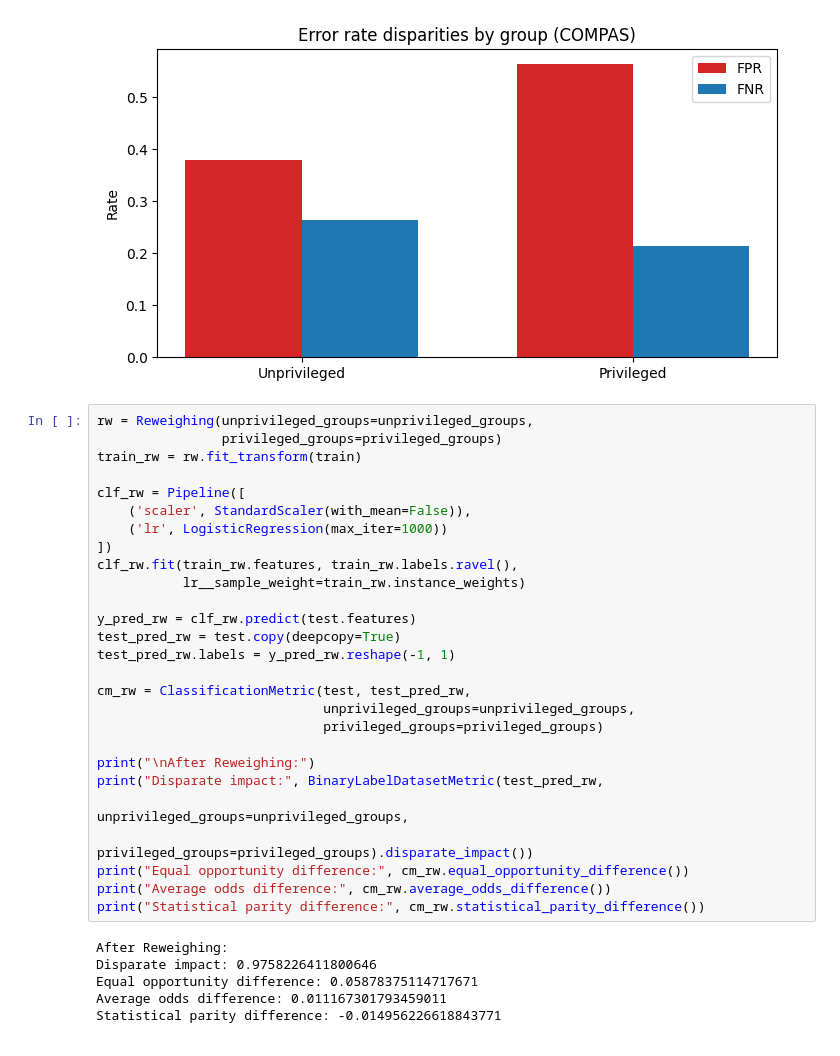
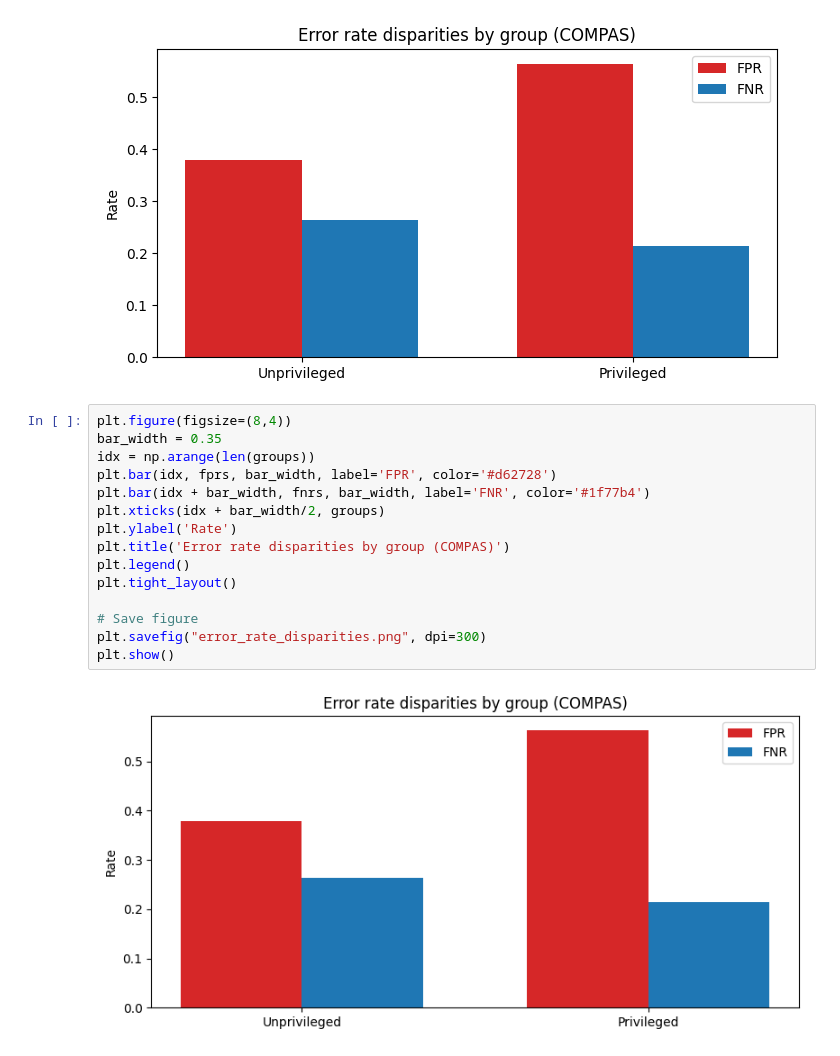
Before and after one commit to DeJezuz/AI-Ethics-Assignment, a Jupyter notebook: compas_audit.ipynb, the cells around one changed output. Saved outputs shown, nothing was run; the diff lists cells and outputs as text.

```diff
--- a/compas_audit.ipynb
+++ b/compas_audit.ipynb
@@ -111,36 +111,20 @@ plt.legend()
 plt.show()
 # %% [output]
 [figure]
-# %%
-rw = Reweighing(unprivileged_groups=unprivileged_groups,
-                privileged_groups=privileged_groups)
-train_rw = rw.fit_transform(train)
-
-clf_rw = Pipeline([
-    ('scaler', StandardScaler(with_mean=False)),
-    ('lr', LogisticRegression(max_iter=1000))
-])
-clf_rw.fit(train_rw.features, train_rw.labels.ravel(),
-           lr__sample_weight=train_rw.instance_weights)
-
-y_pred_rw = clf_rw.predict(test.features)
-test_pred_rw = test.copy(deepcopy=True)
-test_pred_rw.labels = y_pred_rw.reshape(-1, 1)
-
-cm_rw = ClassificationMetric(test, test_pred_rw,
-                             unprivileged_groups=unprivileged_groups,
-                             privileged_groups=privileged_groups)
-
-print("\nAfter Reweighing:")
-print("Disparate impact:", BinaryLabelDatasetMetric(test_pred_rw,
-                                                    unprivileged_groups=unprivileged_groups,
-                                                    privileged_groups=privileged_groups).disparate_impact())
-print("Equal opportunity difference:", cm_rw.equal_opportunity_difference())
-print("Average odds difference:", cm_rw.average_odds_difference())
-print("Statistical parity difference:", cm_rw.statistical_parity_difference())
-# %% [output]
-After Reweighing:
-Disparate impact: 0.9758226411800646
-Equal opportunity difference: 0.05878375114717671
-Average odds difference: 0.011167301793459011
-Statistical parity difference: -0.014956226618843771
+# %%
+plt.figure(figsize=(8,4))
+bar_width = 0.35
+idx = np.arange(len(groups))
+plt.bar(idx, fprs, bar_width, label='FPR', color='#d62728')
+plt.bar(idx + bar_width, fnrs, bar_width, label='FNR', color='#1f77b4')
+plt.xticks(idx + bar_width/2, groups)
+plt.ylabel('Rate')
+plt.title('Error rate disparities by group (COMPAS)')
+plt.legend()
+plt.tight_layout()
+
+# Save figure
+plt.savefig("error_rate_disparities.png", dpi=300)
+plt.show()
+# %% [output]
+[figure, added]
```
Also changed, not shown: parts of 3 cells of this notebook.
